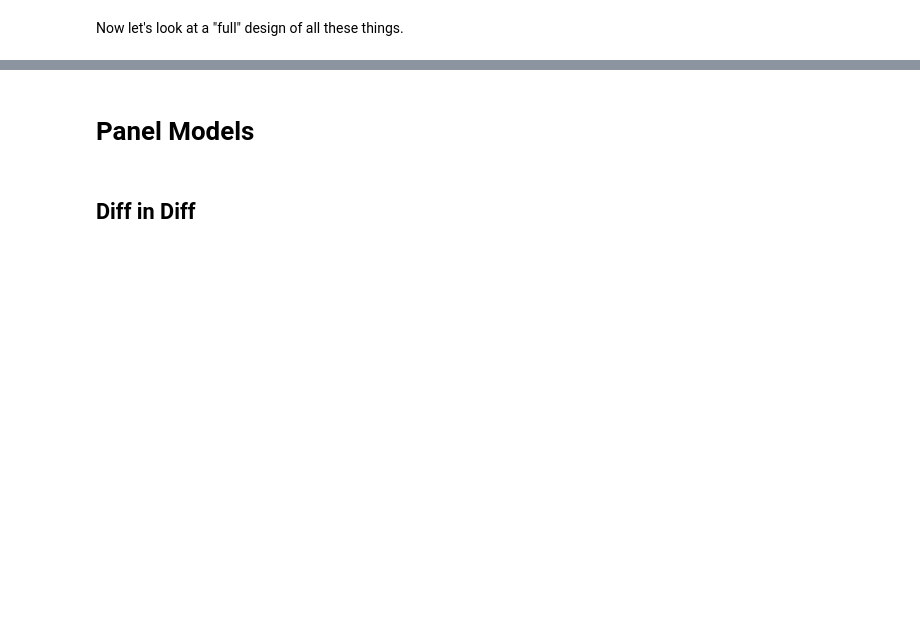
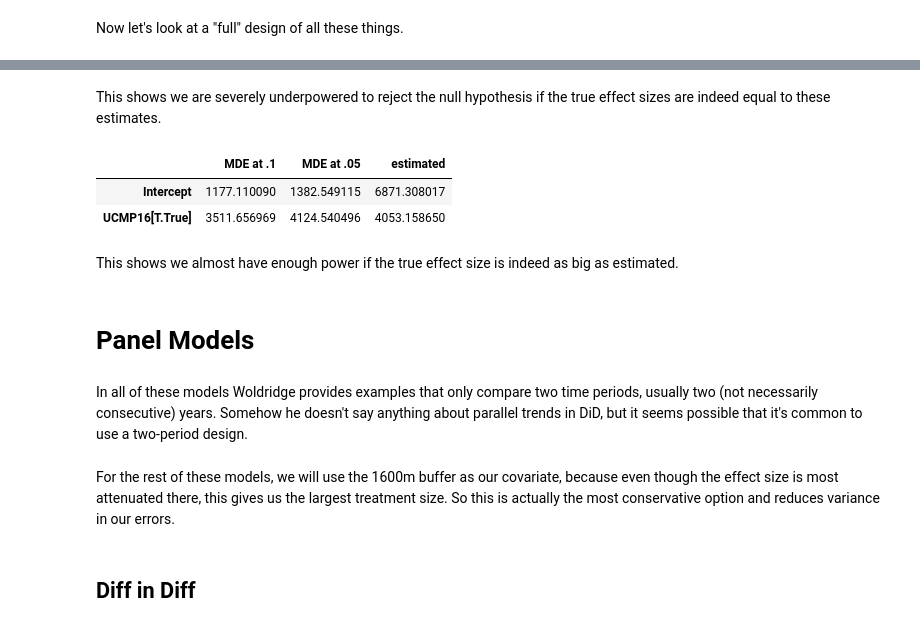
Before and after one commit to eric-mc2/DNCTransit, a Jupyter notebook: panel.ipynb, the cells around one changed output, grey strips where cells are left out. Drawn from its saved outputs; the diff is of its cells as text; code cells hidden in the pictures; blank space fills up the shorter version.

```diff
--- a/panel.ipynb
+++ b/panel.ipynb
@@ -614,4 +678,24 @@ and that the stations sort of near these places have average or below average ri
+# %% [markdown]
+This shows we are severely underpowered to reject the null hypothesis if the
+true effect sizes are indeed equal to these estimates.
+# %%
+mde(naive_xs)
+# %% [output]
+|  | MDE at .1 | MDE at .05 | estimated |
+| Intercept | 1177.110090 | 1382.549115 | 6871.308017 |
+| UCMP16[T.True] | 3511.656969 | 4124.540496 | 4053.158650 |
+# %% [markdown]
+This shows we almost have enough power if the true effect size is indeed as big as estimated.
 # %% [markdown]
 # Panel Models
+# %% [markdown]
+In all of these models Woldridge provides examples that only compare two time periods,
+usually two (not necessarily consecutive) years. Somehow he doesn't say anything
+about parallel trends in DiD, but it seems possible that it's common to use a two-period design.
+# %% [markdown]
+For the rest of these models, we will use the 1600m buffer as our covariate,
+because even though the effect size
+is most attenuated there, this gives us the largest treatment size. So this is
+actually the most conservative option and reduces variance in our errors.
 # %% [markdown]
 ## Diff in Diff
```
Also changed, not shown: parts of 62 cells of this notebook, 1 other file.
